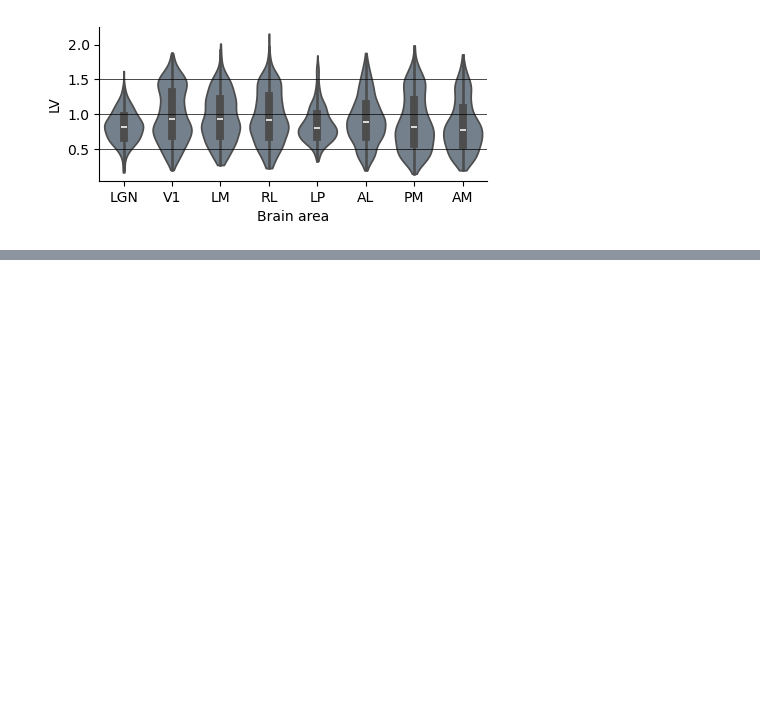
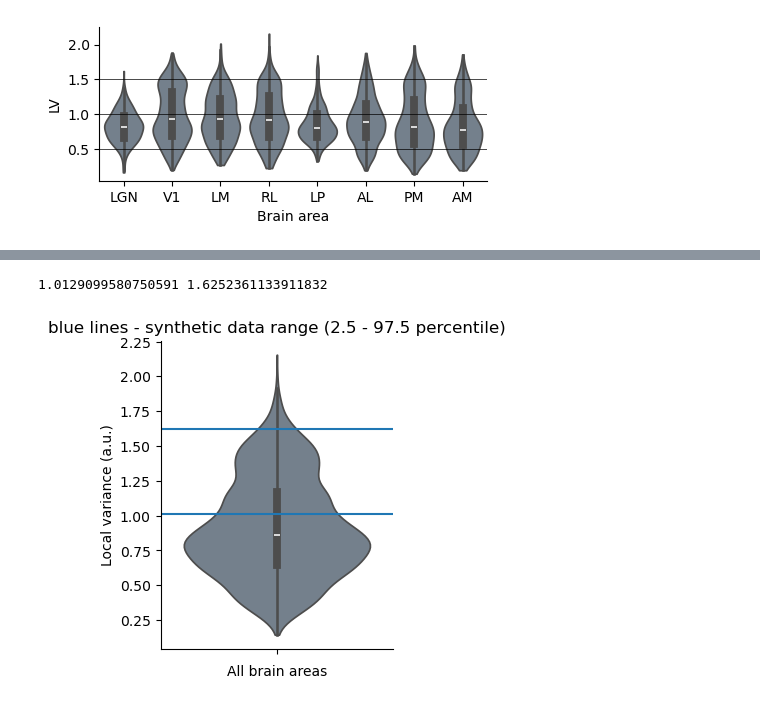
Before and after one commit to iinnpp/isttc, a Jupyter notebook: notebooks/mice/calculate_lv.ipynb, the cells around one changed output, grey strips where cells are left out. Saved outputs shown, nothing was run; the diff lists cells and outputs as text; code cells hidden in the pictures; blank space fills up the shorter version.

Commit message:
mice dataset info plots

```diff
--- a/notebooks/mice/calculate_lv.ipynb
+++ b/notebooks/mice/calculate_lv.ipynb
@@ -32,3 +32,23 @@ if calculate_lv:
         reader = csv.reader(f)
         sua_list = list(reader)
     print(f'Loaded N units {len(sua_list)}')
+
+    units_info_df = pd.read_pickle(dataset_folder + 'sua_list_constrained_units_df.pkl')
+    units_info_df.head(2)
+
+    # calculate Lv
+    lv_l, unit_id_l = [], []
+    for signal_idx, signal in enumerate(sua_list):
+        if signal_idx%500 == 0:
+            print(f'###\nCalculating for {signal_idx} signal')
+        spikes = [int(spike) for spike in signal[8:]]
+        lv = get_lv(spikes, verbose_=False)
+        lv_l.append(lv)
+        unit_id_l.append(signal[2])
+
+    lv_df = pd.DataFrame({'unit_id': unit_id_l, 'lv': lv_l})
+    lv_df = lv_df.merge(units_info_df, on='unit_id', how='left')
+
+    lv_df.to_pickle(dataset_folder + 'lv_df.pkl')
+else:
+    lv_df = pd.read_pickle(dataset_folder + 'lv_df.pkl')
@@ -116,3 +77,7 @@ if save_fig:
     plt.savefig(fig_folder + 'lv_per_area.svg' , bbox_inches='tight')
 # %% [output]
 [figure]
+# %%
+results_folder_syn = project_folder_path + 'results\\synthetic\\results\\param_fr_alpha_tau\\'
+lv_syn_df = pd.read_pickle(results_folder_syn + 'lv_df.pkl')
+lv_syn_df.describe()
@@ -118,0 +94,24 @@ if save_fig:
+# %%
+p5 = np.percentile(lv_syn_df['lv'].dropna().values, 2.5)
+p95 = np.percentile(lv_syn_df['lv'].dropna().values, 97.5)
+print(p5, p95)
+# %% [output]
+1.0129099580750591 1.6252361133911832
+# %%
+fig, axes = plt.subplots(1, 1, figsize=(3,4))
+
+sns.violinplot(ax=axes, y='lv', data=lv_df,
+               cut=0, density_norm='width', color='slategray')
+axes.set_xlabel('All brain areas')
+axes.set_ylabel('Local variance (a.u.)')
+axes.axhline(y=p5)
+axes.axhline(y=p95)
+axes.set_title('blue lines - synthetic data range (2.5 - 97.5 percentile)')
+
+sns.despine()
+
+if save_fig:
+    plt.savefig(fig_folder + 'lv_all_area.png' , bbox_inches='tight', dpi=300)
+    plt.savefig(fig_folder + 'lv_all_area.svg' , bbox_inches='tight')
+# %% [output]
+[figure, added]
```
Also changed, not shown: parts of 9 cells of this notebook, 1 other file.
